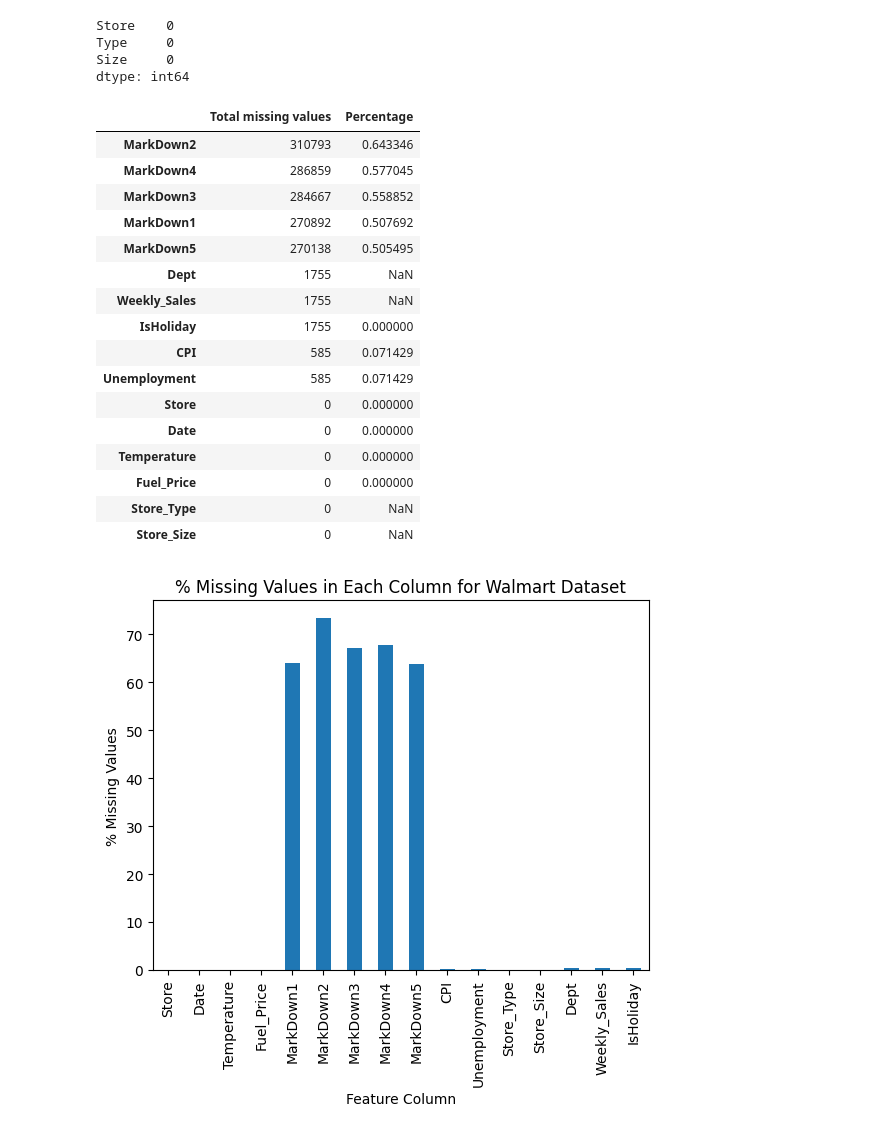
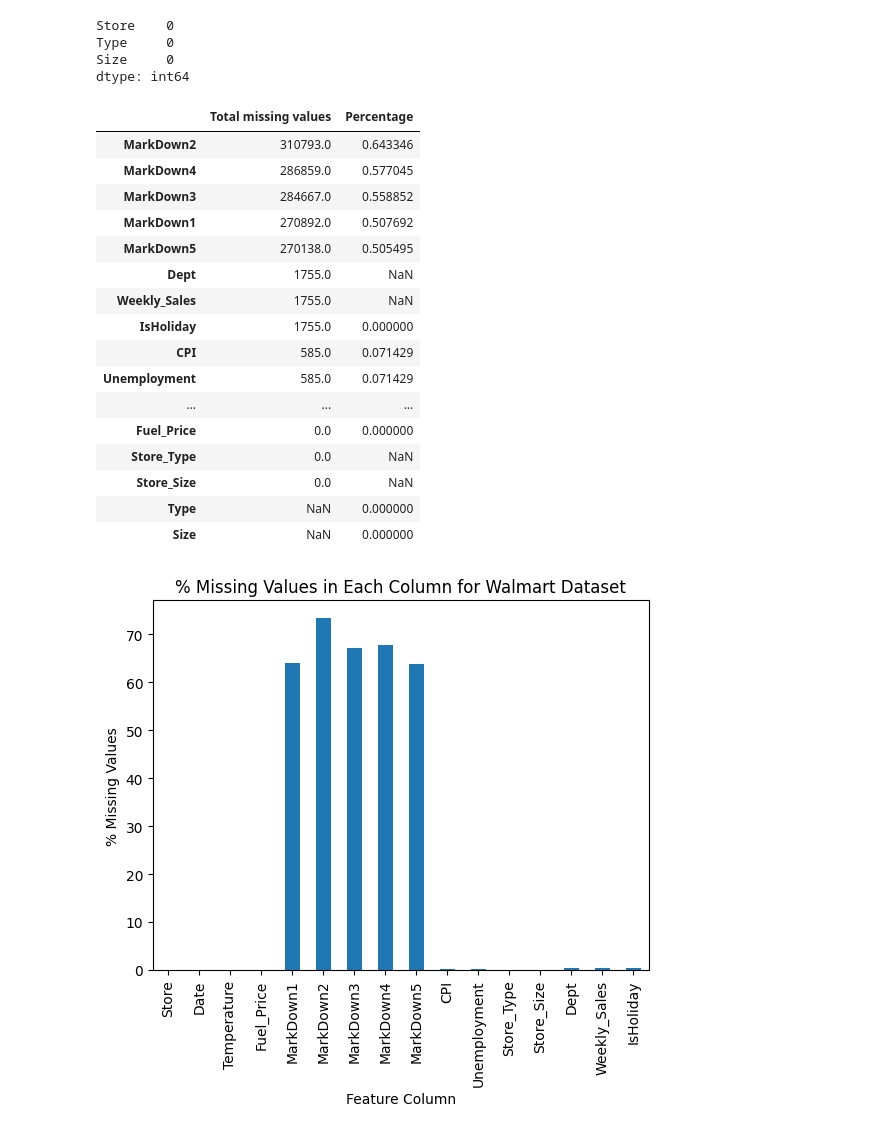
Before and after one commit to SahilBhave/AML-Project, a Jupyter notebook: AML_Group_Project.ipynb, the cells around one changed output. Cells and saved outputs as stored; diff of their text form; code cells hidden in the pictures.

```diff
--- a/AML_Group_Project.ipynb
+++ b/AML_Group_Project.ipynb
@@ -145,7 +145,7 @@ stores_df.head()
 # %% [markdown]
 ## Merge the Features/Train Datasets together for one DS
 # %%
-features_df = features_df.merge(stores, how='inner', on='Store')
+features_df = features_df.merge(stores_df, how='inner', on='Store')
 df = pd.merge(left=features_df,right=train_df,on=["Store","Date"],how='left')
 # %%
 df.drop("IsHoliday_x",inplace=True,axis=1)
@@ -203,27 +194,27 @@ Size     0
 dtype: int64
 # %%
 total = df.isnull().sum().sort_values(ascending=False)
-percent = (features.isnull().sum()/features.isnull().count()).sort_values(ascending=False)
+percent = (features_df.isnull().sum()/features_df.isnull().count()).sort_values(ascending=False)
 missing_data = pd.concat([total, percent], axis=1, keys=['Total missing values', 'Percentage'])
 missing_data
 # %% [output]
 |  | Total missing values | Percentage |
-| MarkDown2 | 310793 | 0.643346 |
-| MarkDown4 | 286859 | 0.577045 |
-| MarkDown3 | 284667 | 0.558852 |
-| MarkDown1 | 270892 | 0.507692 |
-| MarkDown5 | 270138 | 0.505495 |
-| Dept | 1755 | NaN |
-| Weekly_Sales | 1755 | NaN |
-| IsHoliday | 1755 | 0.000000 |
-| CPI | 585 | 0.071429 |
-| Unemployment | 585 | 0.071429 |
-| Store | 0 | 0.000000 |
-| Date | 0 | 0.000000 |
-| Temperature | 0 | 0.000000 |
-| Fuel_Price | 0 | 0.000000 |
-| Store_Type | 0 | NaN |
-| Store_Size | 0 | NaN |
+| MarkDown2 | 310793.0 | 0.643346 |
+| MarkDown4 | 286859.0 | 0.577045 |
+| MarkDown3 | 284667.0 | 0.558852 |
+| MarkDown1 | 270892.0 | 0.507692 |
+| MarkDown5 | 270138.0 | 0.505495 |
+| Dept | 1755.0 | NaN |
+| Weekly_Sales | 1755.0 | NaN |
+| IsHoliday | 1755.0 | 0.000000 |
+| CPI | 585.0 | 0.071429 |
+| Unemployment | 585.0 | 0.071429 |
+| ... | ... | ... |
+| Fuel_Price | 0.0 | 0.000000 |
+| Store_Type | 0.0 | NaN |
+| Store_Size | 0.0 | NaN |
+| Type | NaN | 0.000000 |
+| Size | NaN | 0.000000 |
 # %%
 # sns.barplot(features.isnull())
 # plt.show()
```
Also changed, not shown: parts of 21 cells of this notebook.
